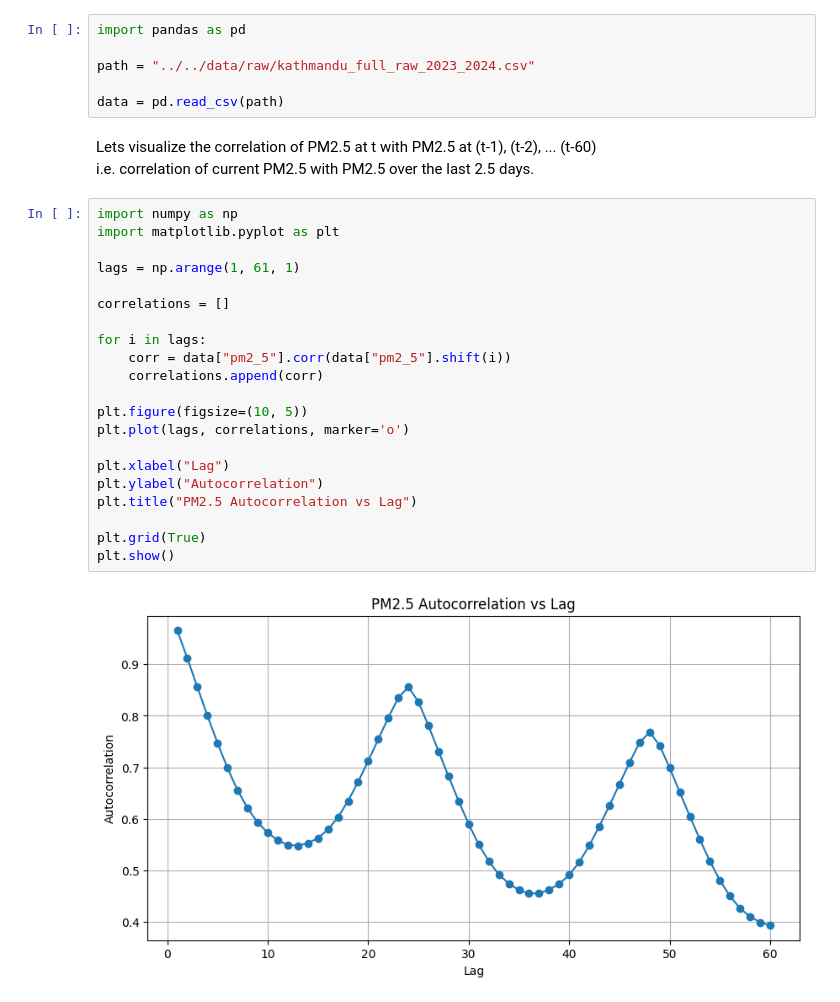
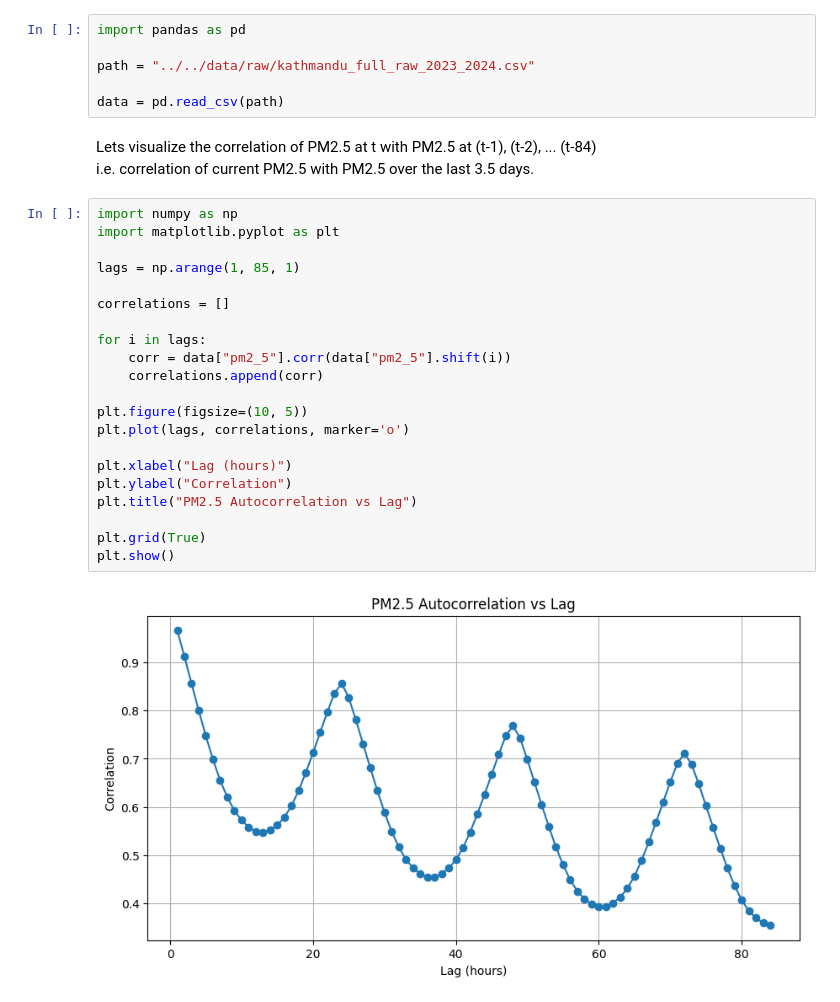
Before and after one commit to adarsha-7/pm25-forecasting, a Jupyter notebook: notebooks/eda/lag_analysis.ipynb, the cells around one changed output. Cells and saved outputs as stored; diff of their text form.

```diff
--- a/notebooks/eda/lag_analysis.ipynb
+++ b/notebooks/eda/lag_analysis.ipynb
@@ -5,28 +5,28 @@ path = "../../data/raw/kathmandu_full_raw_2023_2024.csv"
 
 data = pd.read_csv(path)
 # %% [markdown]
-Lets visualize the correlation of PM2.5 at t with PM2.5 at (t-1), (t-2), ... (t-60)
-i.e. correlation of current PM2.5 with PM2.5 over the last 2.5 days.
+Lets visualize the correlation of PM2.5 at t with PM2.5 at (t-1), (t-2), ... (t-84)
+i.e. correlation of current PM2.5 with PM2.5 over the last 3.5 days.
 # %%
 import numpy as np
 import matplotlib.pyplot as plt
 
-lags = np.arange(1, 61, 1)
+lags = np.arange(1, 85, 1)
 
 correlations = []
 
 for i in lags:
     corr = data["pm2_5"].corr(data["pm2_5"].shift(i))
     correlations.append(corr)
 
 plt.figure(figsize=(10, 5))
 plt.plot(lags, correlations, marker='o')
 
-plt.xlabel("Lag")
-plt.ylabel("Autocorrelation")
+plt.xlabel("Lag (hours)")
+plt.ylabel("Correlation")
 plt.title("PM2.5 Autocorrelation vs Lag")
 
 plt.grid(True)
 plt.show()
 # %% [output]
-[figure, old version]
+[figure, new version]
```
Also changed, not shown: parts of 3 cells of this notebook.
